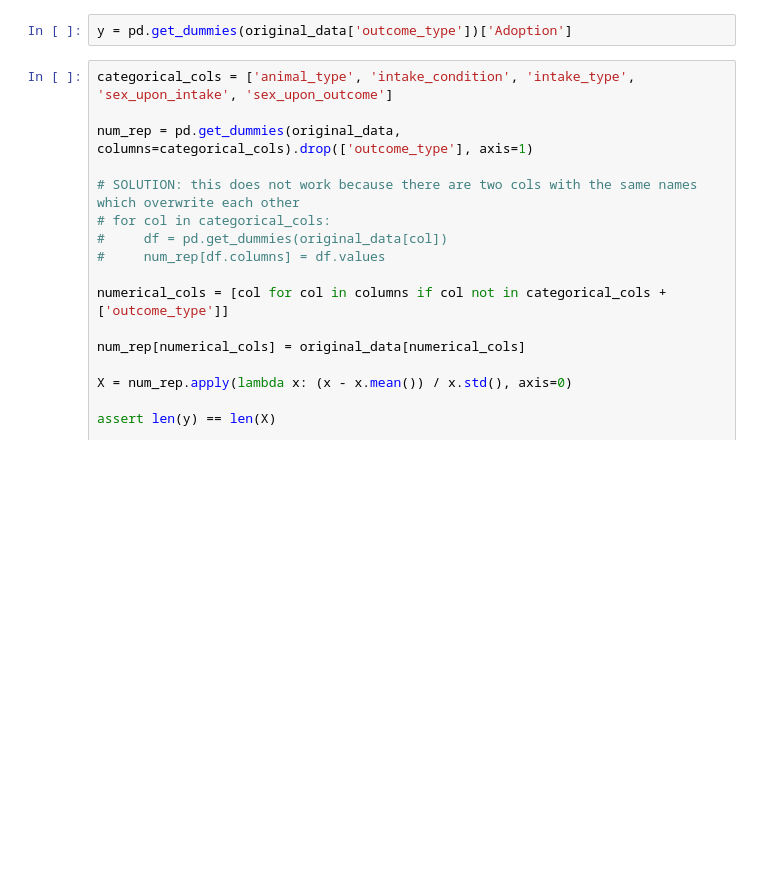
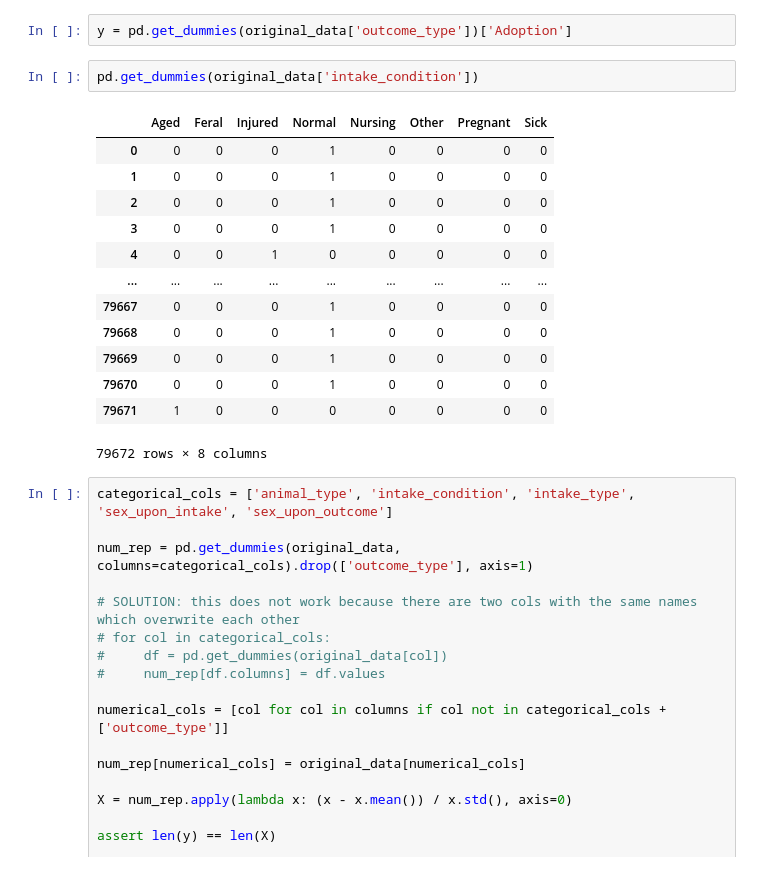
Before and after one commit to SebastianReidy/2022, a Jupyter notebook: Tutorials/07 - Applied ML/AppliedML.ipynb, the cells around one changed output. Drawn from its saved outputs; the diff is of its cells as text; blank space fills up the shorter version.

```diff
--- a/Tutorials/07 - Applied ML/AppliedML.ipynb
+++ b/Tutorials/07 - Applied ML/AppliedML.ipynb
@@ -42,6 +42,22 @@ columns = ['animal_type', 'intake_year', 'intake_condition', 'intake_number', 'i
 original_data = pd.read_csv(data_folder+'aac_intakes_outcomes.csv', usecols=columns)
 # %%
 y = pd.get_dummies(original_data['outcome_type'])['Adoption']
+# %%
+pd.get_dummies(original_data['intake_condition'])
+# %% [output]
+|  | Aged | Feral | Injured | Normal | Nursing | Other | Pregnant | Sick |
+| 0 | 0 | 0 | 0 | 1 | 0 | 0 | 0 | 0 |
+| 1 | 0 | 0 | 0 | 1 | 0 | 0 | 0 | 0 |
+| 2 | 0 | 0 | 0 | 1 | 0 | 0 | 0 | 0 |
+| 3 | 0 | 0 | 0 | 1 | 0 | 0 | 0 | 0 |
+| 4 | 0 | 0 | 1 | 0 | 0 | 0 | 0 | 0 |
+| ... | ... | ... | ... | ... | ... | ... | ... | ... |
+| 79667 | 0 | 0 | 0 | 1 | 0 | 0 | 0 | 0 |
+| 79668 | 0 | 0 | 0 | 1 | 0 | 0 | 0 | 0 |
+| 79669 | 0 | 0 | 0 | 1 | 0 | 0 | 0 | 0 |
+| 79670 | 0 | 0 | 0 | 1 | 0 | 0 | 0 | 0 |
+| 79671 | 1 | 0 | 0 | 0 | 0 | 0 | 0 | 0 |
+79672 rows × 8 columns
 # %%
 categorical_cols = ['animal_type', 'intake_condition', 'intake_type', 'sex_upon_intake', 'sex_upon_outcome']
 
```
Also changed, not shown: 6 other files.
